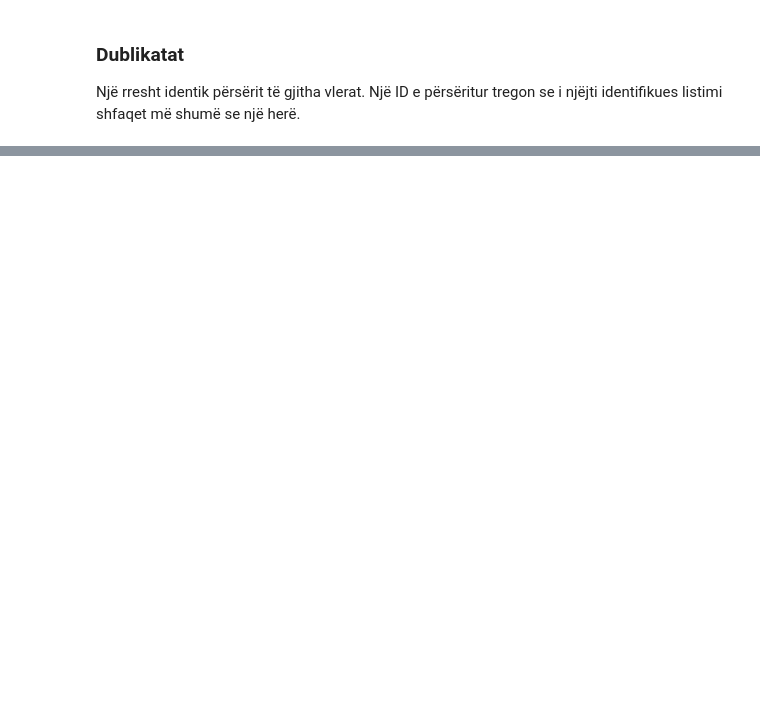
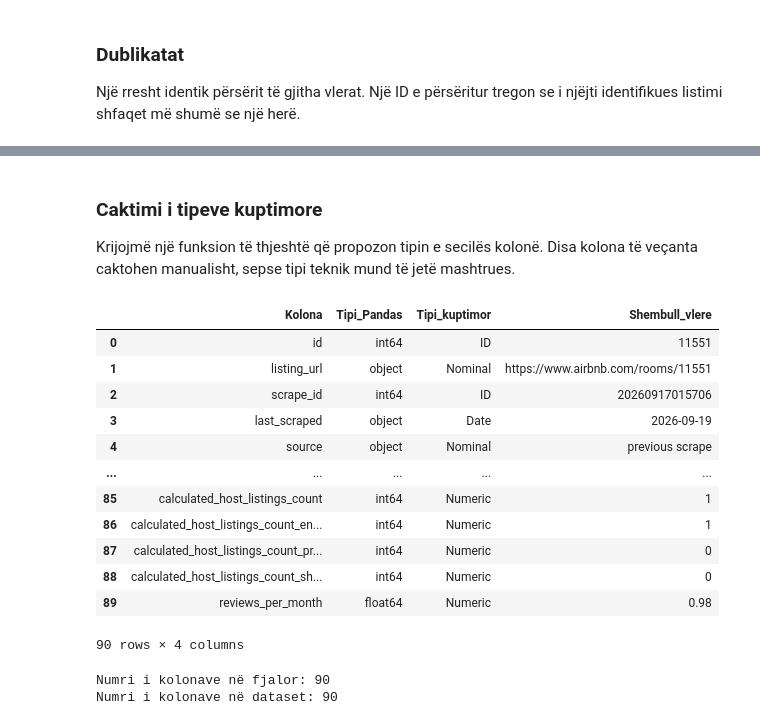
Before and after one commit to yllkeberisha/pvdh_group_10, a Jupyter notebook: notebooks/01_inspektimi_dhe_kualiteti.ipynb, the cells around one changed output, grey strips where cells are left out. Drawn from its saved outputs; the diff is of its cells as text; code cells hidden in the pictures; blank space fills up the shorter version.

```diff
--- a/notebooks/01_inspektimi_dhe_kualiteti.ipynb
+++ b/notebooks/01_inspektimi_dhe_kualiteti.ipynb
@@ -147,0 +190,12 @@ print("ID listimesh të përsëritura:", int(raw["id"].duplicated().sum()))
+# %%
+# Shfaqim të gjitha kolonat dhe tipet teknike
+data_dictionary = pd.DataFrame({
+    "Kolona": raw.columns,
+    "Tipi_Pandas": [str(raw[col].dtype) for col in raw.columns],
+    "Shembull_vlere": [
+        raw[col].dropna().iloc[0] if raw[col].notna().any() else None
+        for col in raw.columns
+    ]
+})
+
+display(data_dictionary)
@@ -147,0 +216,57 @@ print("ID listimesh të përsëritura:", int(raw["id"].duplicated().sum()))
+# %% [markdown]
+### Caktimi i tipeve kuptimore
+
+Krijojmë një funksion të thjeshtë që propozon tipin e secilës kolonë. Disa kolona të veçanta caktohen manualisht, sepse tipi teknik mund të jetë mashtrues.
+# %%
+def cakto_tipin(kolona):
+    emri = kolona.lower()
+
+    if emri == "id" or emri.endswith("_id"):
+        return "ID"
+    elif emri in ["latitude", "longitude"]:
+        return "Geo"
+    elif "date" in emri or emri.endswith("_since") or emri in ["last_scraped", "calendar_last_scraped"]:
+        return "Date"
+    elif emri in ["price", "weekly_price", "monthly_price", "security_deposit", "cleaning_fee",
+                  "extra_people", "host_listings_count", "host_total_listings_count",
+                  "accommodates", "bedrooms", "beds", "minimum_nights", "maximum_nights",
+                  "availability_30", "availability_60", "availability_90", "availability_365",
+                  "number_of_reviews", "number_of_reviews_ltm", "number_of_reviews_l30d",
+                  "calculated_host_listings_count", "reviews_per_month"]:
+        return "Numeric"
+    elif emri.startswith("review_scores_") or emri.startswith("calculated_host_listings_count"):
+        return "Numeric"
+    elif emri.startswith("host_is_") or emri in ["host_identity_verified", "instant_bookable"]:
+        return "Binary"
+    elif emri in ["amenities", "description", "neighborhood_overview", "host_about", "host_name",
+                  "name", "license", "bathrooms_text"]:
+        return "Text"
+    else:
+        return "Nominal"
+
+data_dictionary["Tipi_kuptimor"] = data_dictionary["Kolona"].apply(cakto_tipin)
+
+# Disa përjashtime të rëndësishme
+data_dictionary.loc[data_dictionary["Kolona"] == "amenities", "Tipi_kuptimor"] = "Text (JSON list)"
+data_dictionary.loc[data_dictionary["Kolona"] == "bathrooms_text", "Tipi_kuptimor"] = "Text (mund të përmbajë numër)"
+data_dictionary.loc[data_dictionary["Kolona"] == "host_profile_id", "Tipi_kuptimor"] = "ID (ruhet si tekst)"
+display(data_dictionary[["Kolona", "Tipi_Pandas", "Tipi_kuptimor", "Shembull_vlere"]])
+
+print("Numri i kolonave në fjalor:", len(data_dictionary))
+print("Numri i kolonave në dataset:", len(raw.columns))
+# %% [output]
+|  | Kolona | Tipi_Pandas | Tipi_kuptimor | Shembull_vlere |
+| 0 | id | int64 | ID | 11551 |
+| 1 | listing_url | object | Nominal | https://www.airbnb.com/rooms/11551 |
+| 2 | scrape_id | int64 | ID | 20260917015706 |
+| 3 | last_scraped | object | Date | 2026-09-19 |
+| 4 | source | object | Nominal | previous scrape |
+| ... | ... | ... | ... | ... |
+| 85 | calculated_host_listings_count | int64 | Numeric | 1 |
+| 86 | calculated_host_listings_count_en... | int64 | Numeric | 1 |
+| 87 | calculated_host_listings_count_pr... | int64 | Numeric | 0 |
+| 88 | calculated_host_listings_count_sh... | int64 | Numeric | 0 |
+| 89 | reviews_per_month | float64 | Numeric | 0.98 |
+90 rows × 4 columns
+Numri i kolonave në fjalor: 90
+Numri i kolonave në dataset: 90
```
Also changed, not shown: parts of 36 cells of this notebook.
